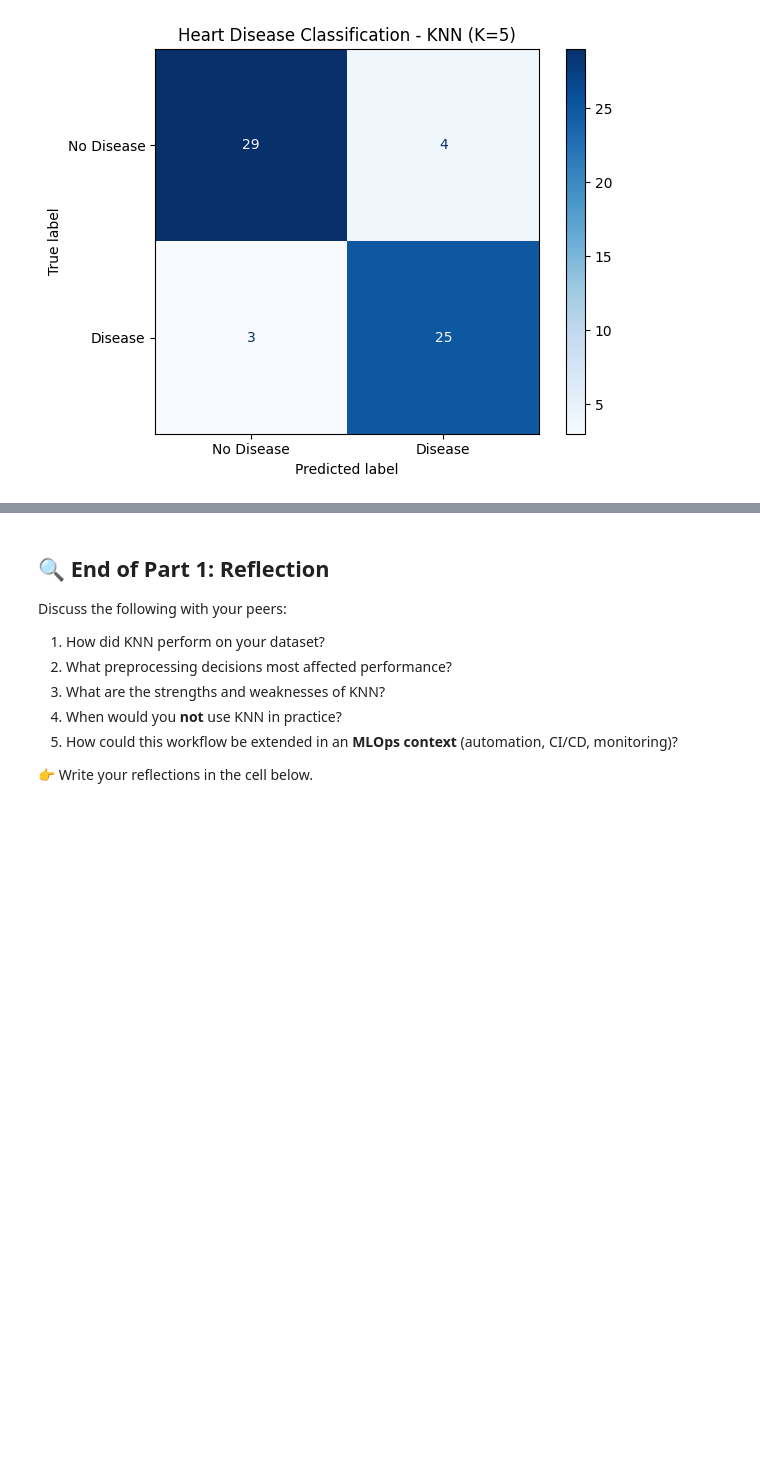
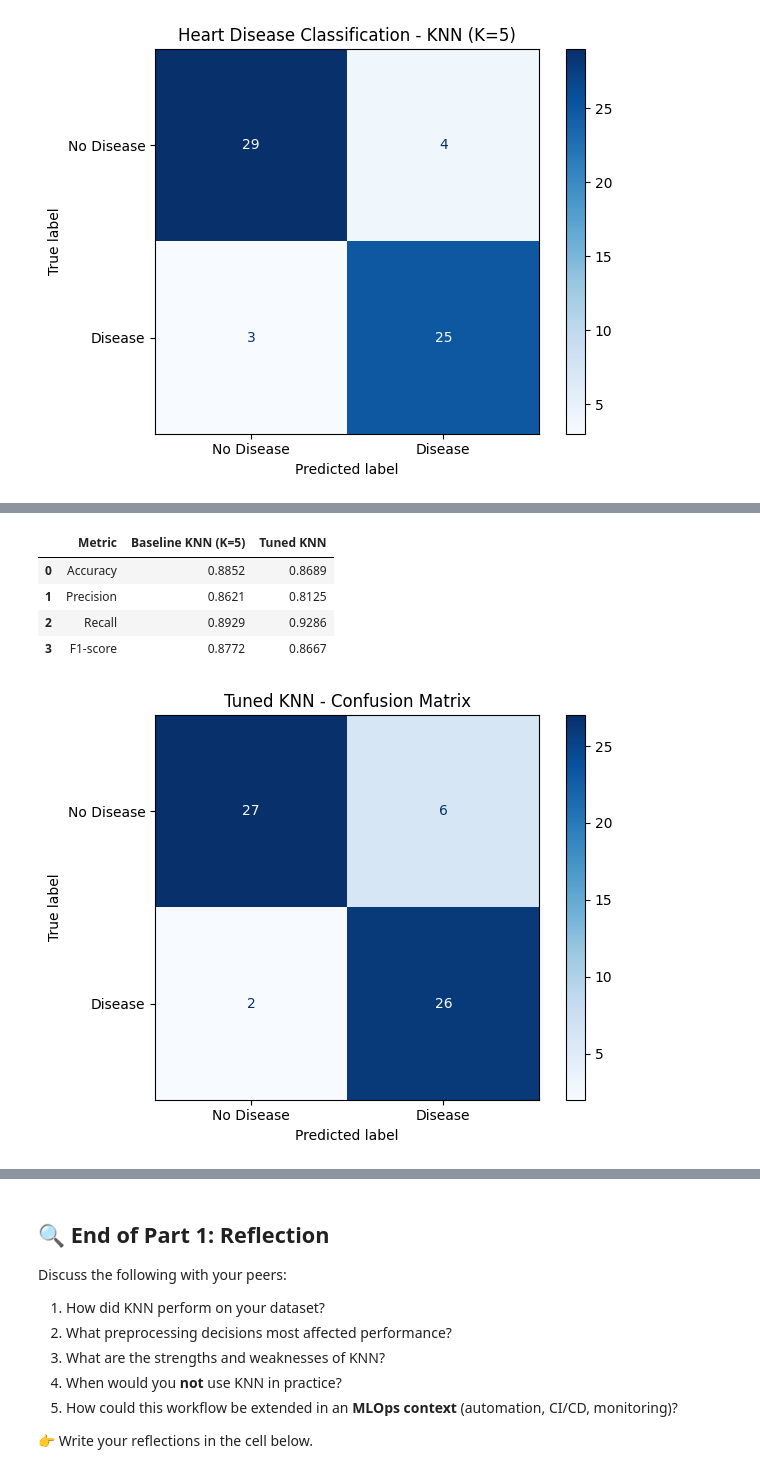
Before and after one commit to UbaidUllah777/KNearestNeighbors_Workshop, a Jupyter notebook: KNN_Workshop_Solution.ipynb.ipynb, the cells around one changed output, grey strips where cells are left out. Saved outputs shown, nothing was run; the diff lists cells and outputs as text; code cells hidden in the pictures; blank space fills up the shorter version.

```diff
--- a/KNN_Workshop_Solution.ipynb.ipynb
+++ b/KNN_Workshop_Solution.ipynb.ipynb
@@ -660,0 +1344,74 @@ The final interpretation will be based on the measured evaluation results.
+# %%
+import pandas as pd
+import matplotlib.pyplot as plt
+
+from sklearn.metrics import (
+    accuracy_score,
+    precision_score,
+    recall_score,
+    f1_score,
+    ConfusionMatrixDisplay
+)
+
+# Retrieve the best cross-validated pipeline
+best_knn = knn_grid_search.best_estimator_
+
+# Generate predictions using held-out test data
+tuned_predictions = best_knn.predict(heart_X_test)
+
+# Evaluate tuned model
+tuned_metrics = {
+    "accuracy": accuracy_score(
+        heart_y_test, tuned_predictions
+    ),
+    "precision": precision_score(
+        heart_y_test, tuned_predictions,
+        zero_division=0
+    ),
+    "recall": recall_score(
+        heart_y_test, tuned_predictions,
+        zero_division=0
+    ),
+    "f1_score": f1_score(
+        heart_y_test, tuned_predictions,
+        zero_division=0
+    )
+}
+
+# Compare baseline and tuned KNN results
+comparison = pd.DataFrame({
+    "Metric": [
+        "Accuracy",
+        "Precision",
+        "Recall",
+        "F1-score"
+    ],
+    "Baseline KNN (K=5)": [
+        heart_results["accuracy"],
+        heart_results["precision"],
+        heart_results["recall"],
+        heart_results["f1_score"]
+    ],
+    "Tuned KNN": [
+        tuned_metrics["accuracy"],
+        tuned_metrics["precision"],
+        tuned_metrics["recall"],
+        tuned_metrics["f1_score"]
+    ]
+})
+
+print("=== Baseline vs Tuned KNN ===")
+display(comparison.round(4))
+
+# Tuned model confusion matrix
+ConfusionMatrixDisplay.from_predictions(
+    heart_y_test,
+    tuned_predictions,
+    display_labels=["No Disease", "Disease"],
+    cmap="Blues"
+)
+
+plt.title("Tuned KNN - Confusion Matrix")
+plt.tight_layout()
+plt.show()
+# %% [output]
@@ -660,0 +1419,6 @@ The final interpretation will be based on the measured evaluation results.
+|  | Metric | Baseline KNN (K=5) | Tuned KNN |
+| 0 | Accuracy | 0.8852 | 0.8689 |
+| 1 | Precision | 0.8621 | 0.8125 |
+| 2 | Recall | 0.8929 | 0.9286 |
+| 3 | F1-score | 0.8772 | 0.8667 |
+[figure, added]
```
Also changed, not shown: parts of 36 cells of this notebook, 14 other files.
